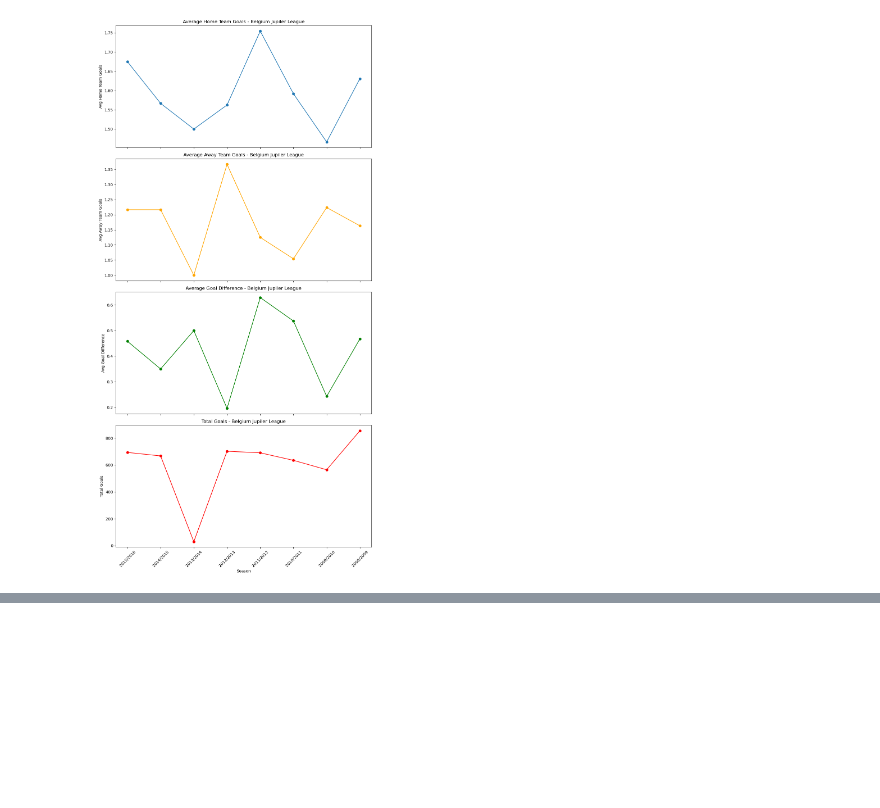
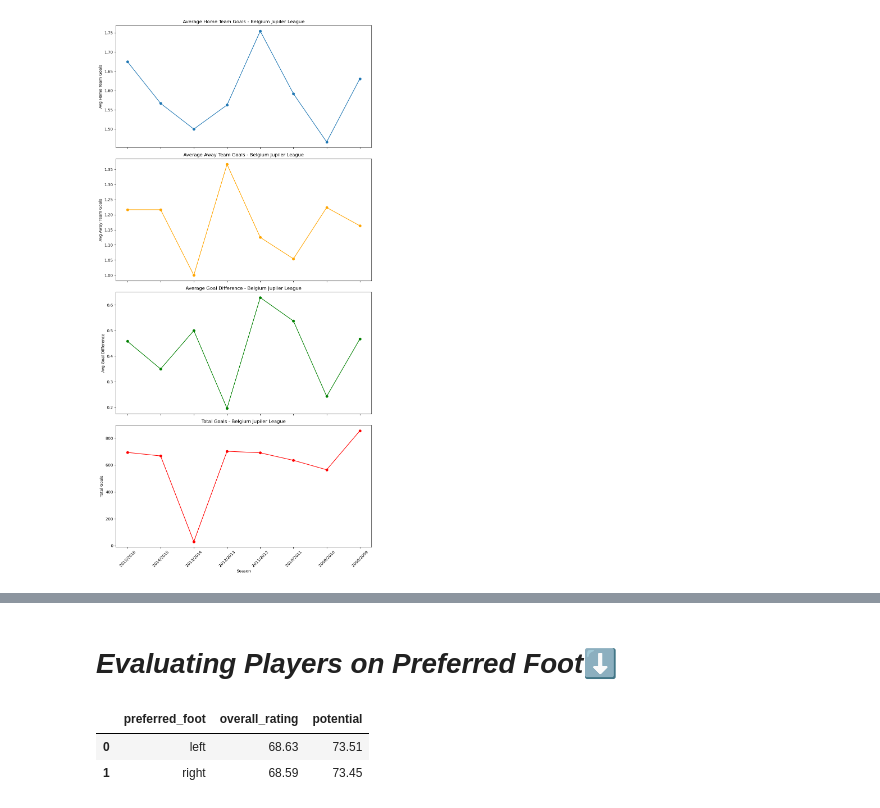
Before and after one commit to jatinkharbanda33/EuropeanSoccerAnalysis, a Jupyter notebook: Europeon Soccer Data Analysis.ipynb, the cells around one changed output, grey strips where cells are left out. Saved outputs shown, nothing was run; the diff lists cells and outputs as text; code cells hidden in the pictures; blank space fills up the shorter version.

```diff
--- a/Europeon Soccer Data Analysis.ipynb
+++ b/Europeon Soccer Data Analysis.ipynb
@@ -161,0 +196,14 @@ plot_metrics('Belgium', 'Belgium Jupiler League', countryPerformance)
+# %% [markdown]
+# *Evaluating Players on Preferred Foot*⬇️
+# %%
+player_possibilities = pd.read_sql('''
+                                   select preferred_foot, round(avg(overall_rating),2) overall_rating, round(avg(potential),2) potential
+                                   from player_attributes pa
+                                   group by preferred_foot
+                                   having count(overall_rating) > 0 and count(potential) > 0;
+                                   ''', connection)
+player_possibilities
+# %% [output]
+|  | preferred_foot | overall_rating | potential |
+| 0 | left | 68.63 | 73.51 |
+| 1 | right | 68.59 | 73.45 |
```
Also changed, not shown: parts of 12 cells of this notebook.
